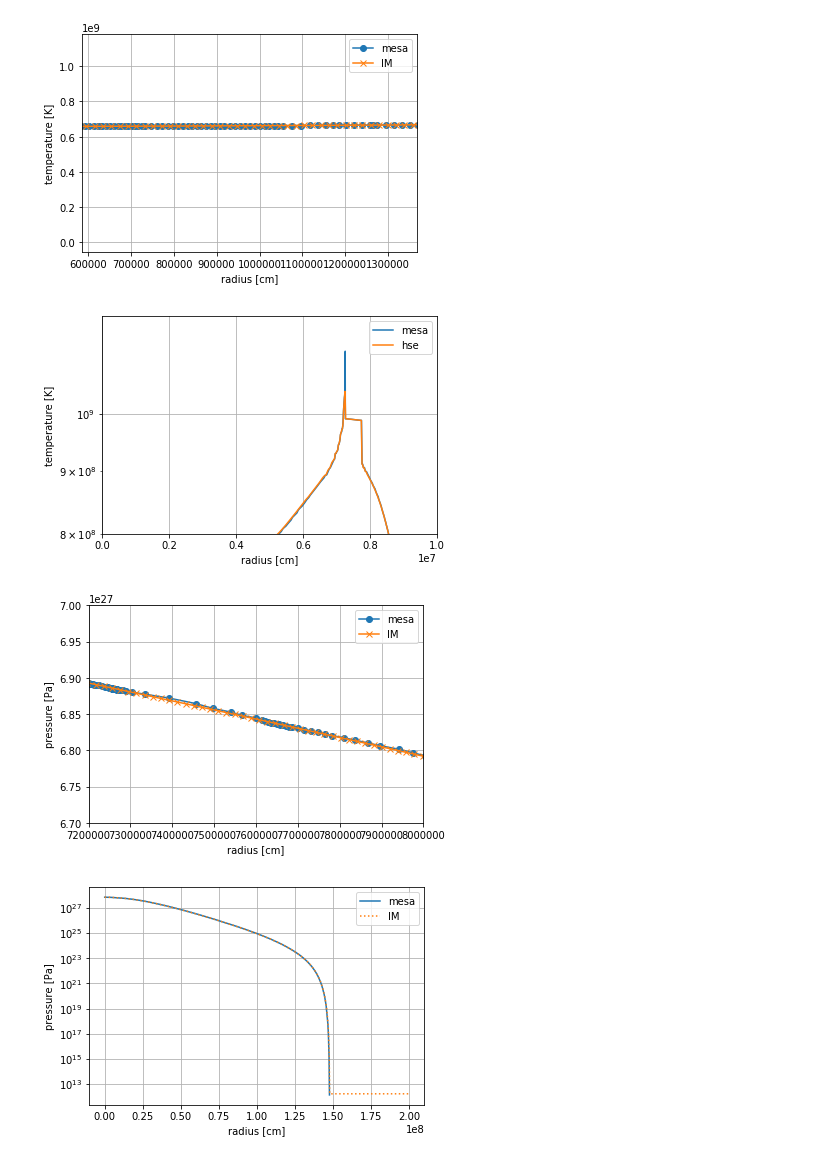
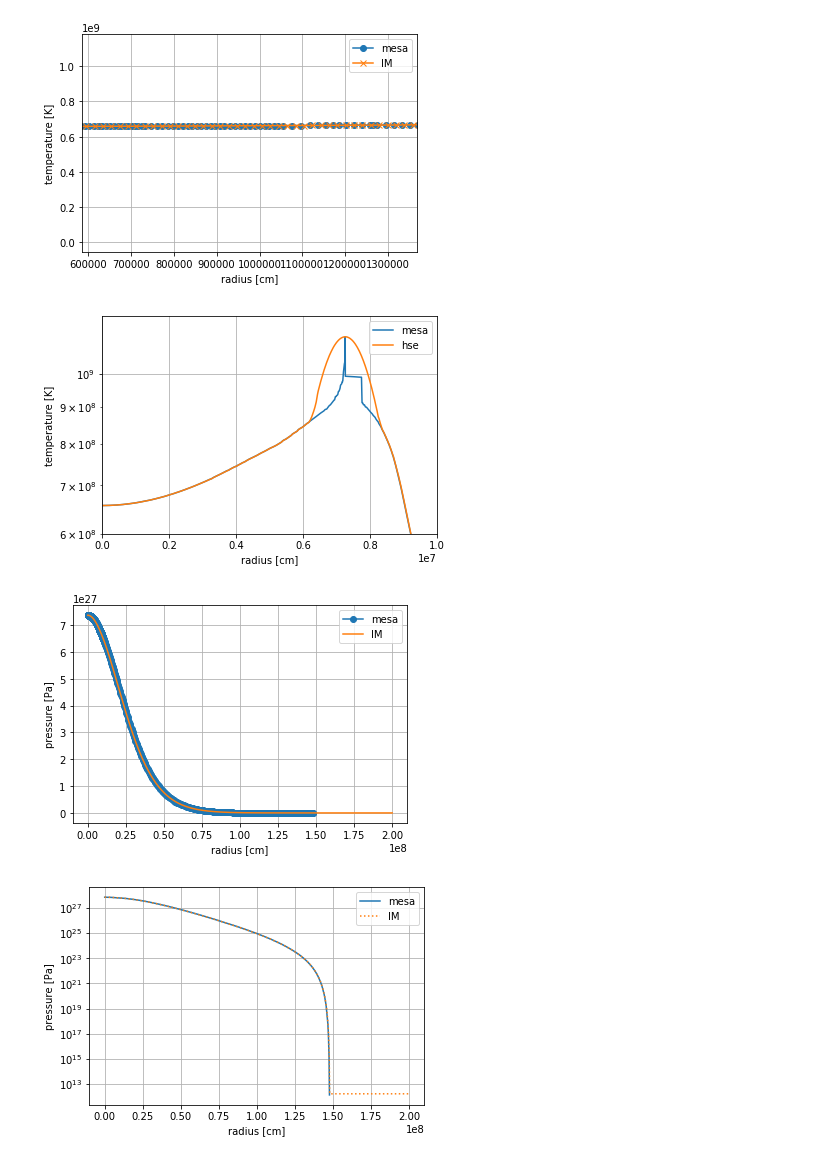
Before and after one commit to XinlongSBU/xinlong_file, a Jupyter notebook: initial-model_prepare/compare_initial-model_MESA.ipynb, the cells around one changed output. Drawn from its saved outputs; the diff is of its cells as text; code cells hidden in the pictures.

```diff
--- a/initial-model_prepare/compare_initial-model_MESA.ipynb
+++ b/initial-model_prepare/compare_initial-model_MESA.ipynb
@@ -110,39 +107,39 @@ plt.xlabel("radius [cm]")
 plt.ylabel("temperature [K]")
 #plt.xlim(7.2e6,8e6)
 #plt.xlim(585937.5,1367187.5)
-plt.ylim(0.8e9,1.2e9)
+plt.ylim(0.6e9,1.2e9)
 plt.xlim(0.4,1e7)
 plt.legend()
 plt.grid()
 #plt.show()
 plt.savefig("temp_initial model")
 # %% [output]
-[figure, old version]
+[figure, new version]
 # %%
 pressure = np.array(a['pressure'])
 P = np.power(10,np.array(a["logP"]))
 
 p_interp = np.interp(r_interp, radius[::-1], pressure[::-1])
 
 plt.plot(R*r_sun,pressure, "o-",label='mesa')
 #plt.plot(R*r_sun,P)
 #plt.plot(r_interp*r_sun,p_interp)
 
-plt.plot(np.array(df['radius']),np.array(df['pressure']),"x-",label='IM')
+plt.plot(np.array(df['radius']),np.array(df['pressure']),"-",label='IM')
 
 plt.xlabel("radius [cm]")
 plt.ylabel("pressure [Pa]")
 
 #plt.xlim(0,1000000)
-plt.ylim(6.7e27,7e27)
-plt.xlim(7.2e6,8e6)
+#plt.ylim(6.7e27,7e27)
+#plt.xlim(7.2e6,8e6)
 #plt.ylim(0.88e9,1.2e9)
 plt.legend()
 plt.grid()
 #plt.show()
 #plt.savefig("pressure_initial_model")
 # %% [output]
-[figure, old version]
+[figure, new version]
 # %%
 pressure = np.array(a['pressure'])
 P = np.power(10,np.array(a["logP"]))
```
Also changed, not shown: parts of 19 cells of this notebook, 13 other files.
